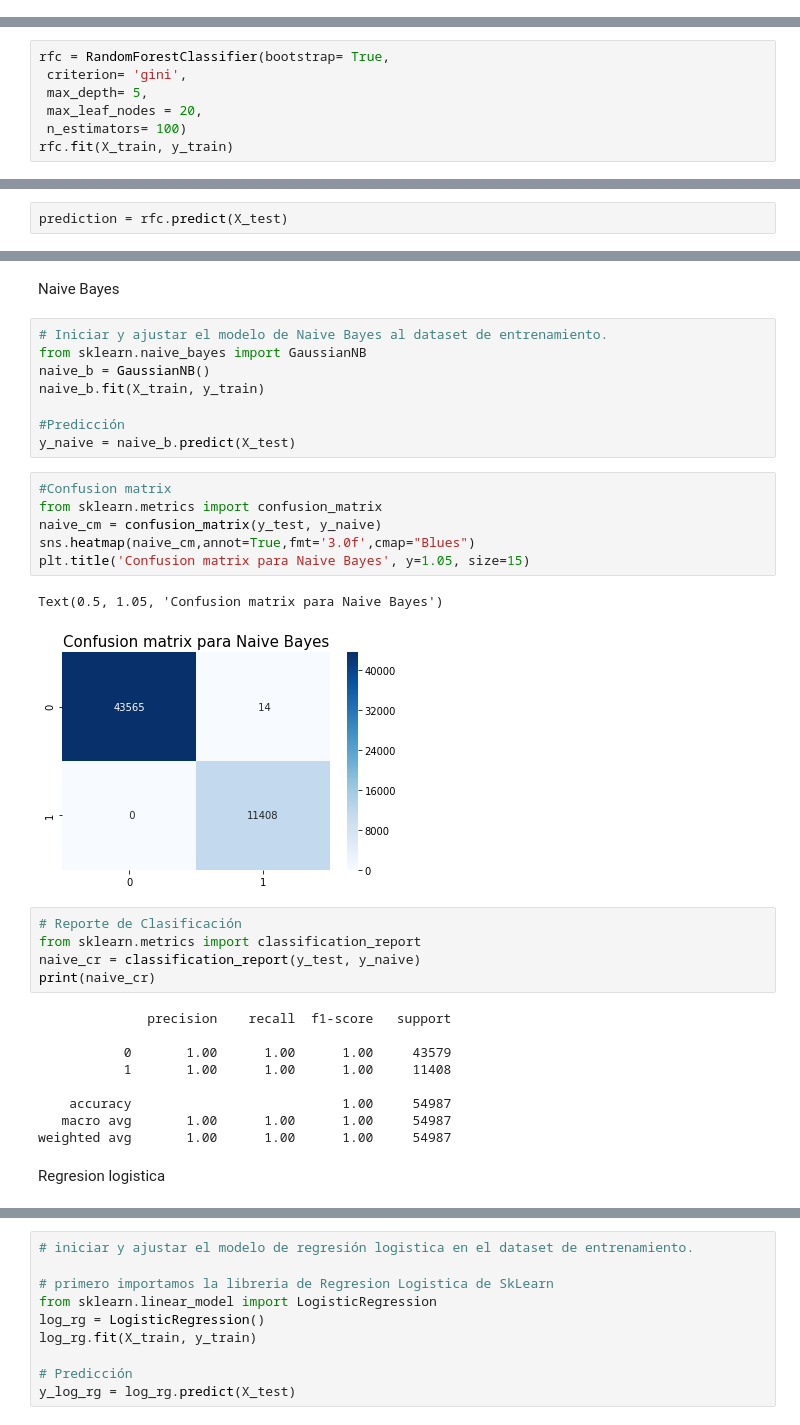
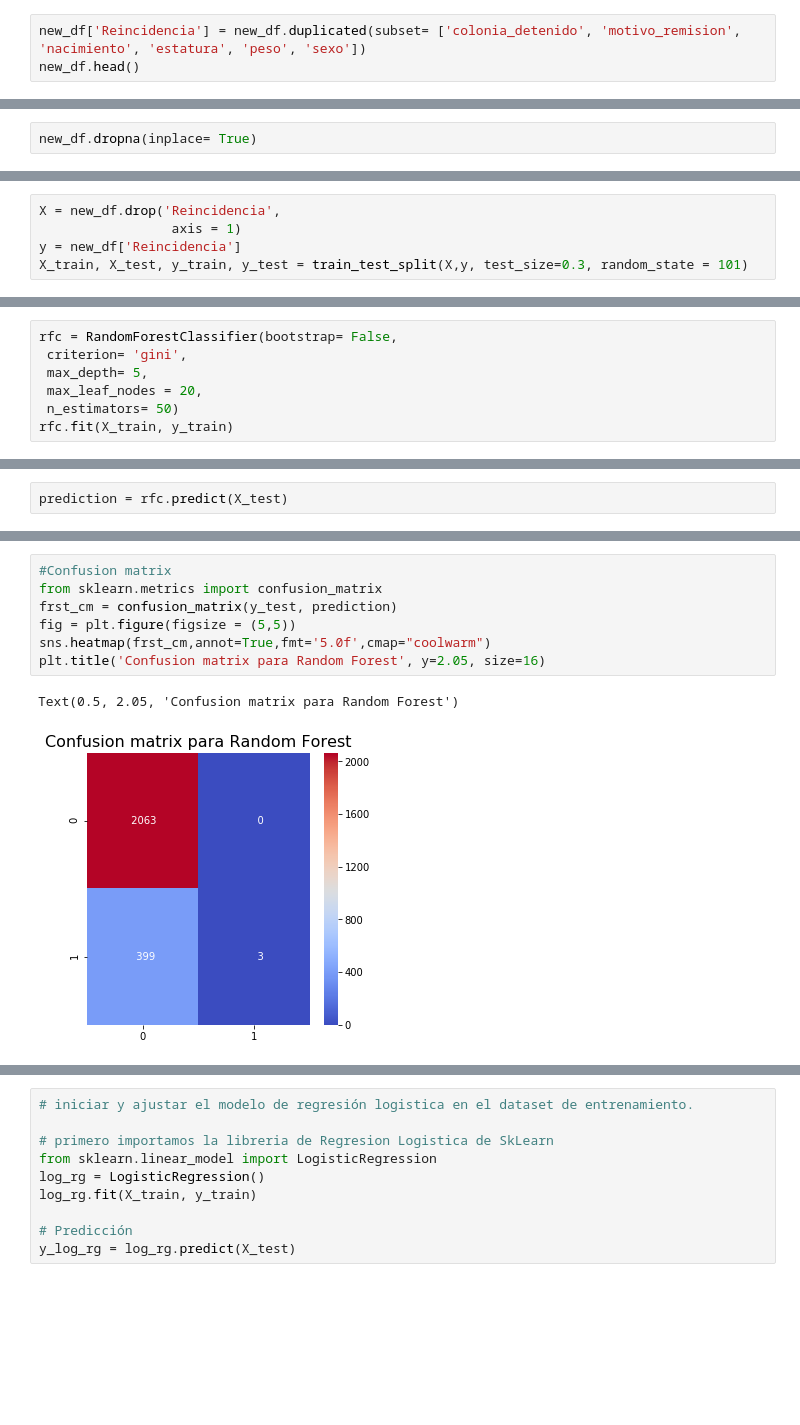
Before and after one commit to SaturdaysAI-HMO/ProyectosHMO, a Jupyter notebook: Faltas Administrativas Hermosillo/HMO Faltas administrativas.ipynb, the cells around one changed output, grey strips where cells are left out. Cells and saved outputs as stored; diff of their text form; blank space fills up the shorter version.

```diff
--- a/Faltas Administrativas Hermosillo/HMO Faltas administrativas.ipynb
+++ b/Faltas Administrativas Hermosillo/HMO Faltas administrativas.ipynb
@@ -787,0 +378,3 @@ X_train, X_test, y_train, y_test = train_test_split(X,y, test_size=0.3, random_s
+# %%
+new_df['Reincidencia'] = new_df.duplicated(subset= ['colonia_detenido', 'motivo_remision', 'nacimiento', 'estatura', 'peso', 'sexo'])
+new_df.head()
@@ -787,0 +392,2 @@ X_train, X_test, y_train, y_test = train_test_split(X,y, test_size=0.3, random_s
+# %%
+new_df.dropna(inplace= True)
@@ -788,3 +412,8 @@ X_train, X_test, y_train, y_test = train_test_split(X,y, test_size=0.3, random_s
+# %%
+X = new_df.drop('Reincidencia',
+                 axis = 1)
+y = new_df['Reincidencia']
+X_train, X_test, y_train, y_test = train_test_split(X,y, test_size=0.3, random_state = 101)
 # %%
 # Escalar los datos
 from sklearn.preprocessing import StandardScaler
@@ -869,8 +493,8 @@ best_params_frst
 # %%
-rfc = RandomForestClassifier(bootstrap= True,
+rfc = RandomForestClassifier(bootstrap= False,
  criterion= 'gini',
  max_depth= 5,
  max_leaf_nodes = 20,
- n_estimators= 100)
+ n_estimators= 50)
 rfc.fit(X_train, y_train)
 # %% [output]
@@ -909,35 +528,10 @@ weighted avg       0.32      0.38      0.27     36658
-# %% [markdown]
-Naive Bayes
-# %%
-# Iniciar y ajustar el modelo de Naive Bayes al dataset de entrenamiento.
-from sklearn.naive_bayes import GaussianNB
-naive_b = GaussianNB()
-naive_b.fit(X_train, y_train)
-
-#Predicción
-y_naive = naive_b.predict(X_test)
 # %%
 #Confusion matrix
 from sklearn.metrics import confusion_matrix
-naive_cm = confusion_matrix(y_test, y_naive)
-sns.heatmap(naive_cm,annot=True,fmt='3.0f',cmap="Blues")
-plt.title('Confusion matrix para Naive Bayes', y=1.05, size=15)
+frst_cm = confusion_matrix(y_test, prediction)
+fig = plt.figure(figsize = (5,5))
+sns.heatmap(frst_cm,annot=True,fmt='5.0f',cmap="coolwarm")
+plt.title('Confusion matrix para Random Forest', y=2.05, size=16)
 # %% [output]
-Text(0.5, 1.05, 'Confusion matrix para Naive Bayes')
+Text(0.5, 2.05, 'Confusion matrix para Random Forest')
-[figure, old version]
+[figure, new version]
-# %%
-# Reporte de Clasificación
-from sklearn.metrics import classification_report
-naive_cr = classification_report(y_test, y_naive)
-print(naive_cr)
-# %% [output]
-              precision    recall  f1-score   support
-
-           0       1.00      1.00      1.00     43579
-           1       1.00      1.00      1.00     11408
-
-    accuracy                           1.00     54987
-   macro avg       1.00      1.00      1.00     54987
-weighted avg       1.00      1.00      1.00     54987
-# %% [markdown]
-Regresion logistica
```
Also changed, not shown: parts of 107 cells of this notebook.
